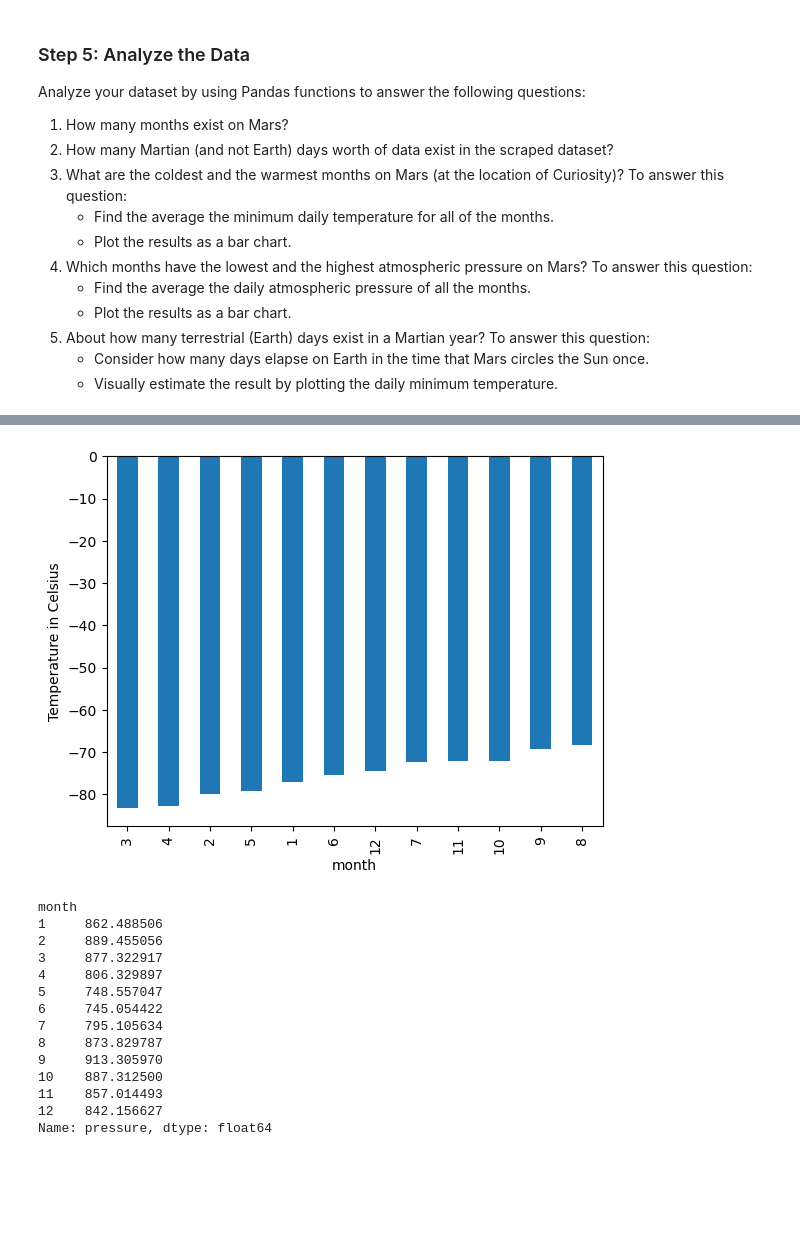
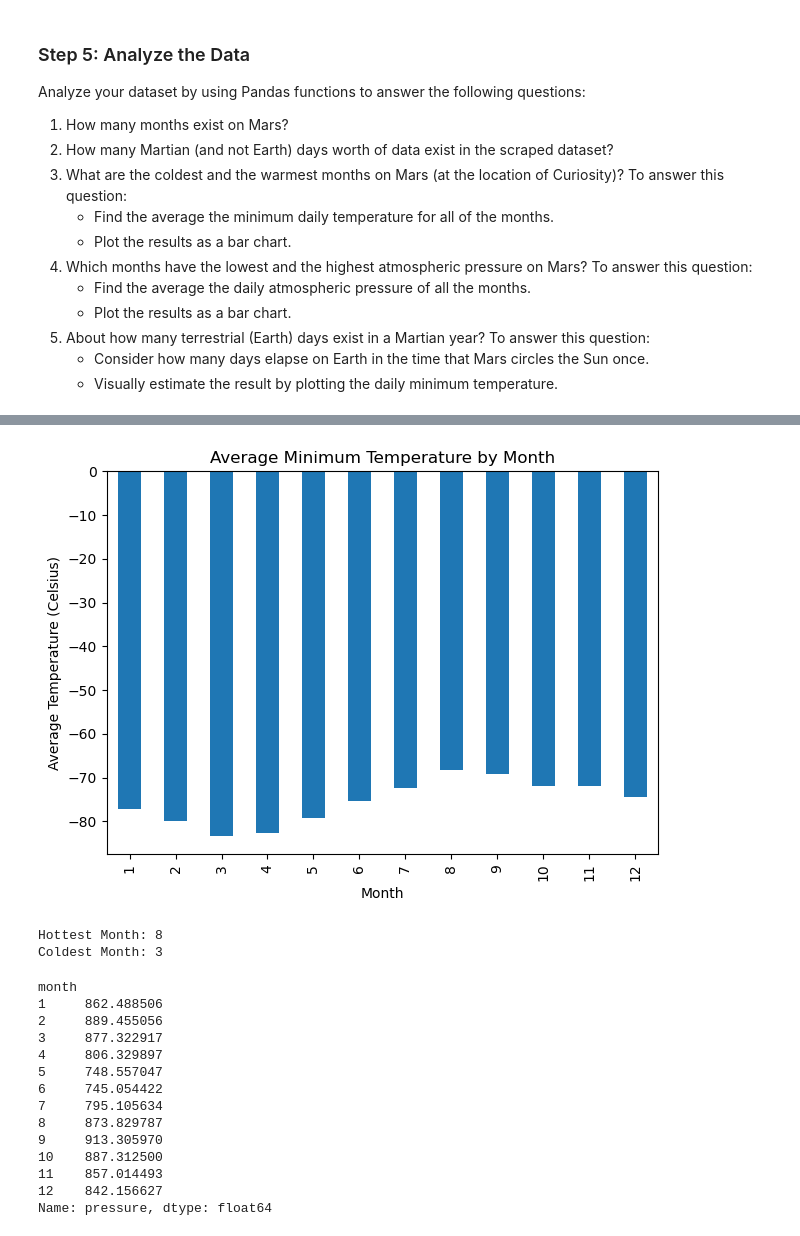
Before and after one commit to jenna-mk/mars-challenge, a Jupyter notebook: Starter_Code/part_2_mars_weather.ipynb, the cells around one changed output, grey strips where cells are left out. Cells and saved outputs as stored; diff of their text form; code cells hidden in the pictures; blank space fills up the shorter version.

Commit message:
Completed temperature, pressure, and time plots; exported data to csv

```diff
--- a/Starter_Code/part_2_mars_weather.ipynb
+++ b/Starter_Code/part_2_mars_weather.ipynb
@@ -195,2 +201,3 @@ Name: month, dtype: int64
 # %%
 # 3. What is the average low temperature by month?
+avg_low = mars_df.groupby("month")["min_temp"].mean()
@@ -216,6 +204,21 @@ Name: min_temp, dtype: float64
+# %%
+# Plot the average temperature by month
+avg_low.plot(kind="bar")
+plt.title("Average Minimum Temperature by Month")
+plt.xlabel("Month")
+plt.ylabel("Average Temperature (Celsius)")
+plt.tight_layout()
+plt.show()
+# %% [output]
+[figure, added]
 # %%
 # Identify the coldest and hottest months in Curiosity's location
+hottest_month = avg_low.idxmax()
+coldest_month = avg_low.idxmin()
+print("Hottest Month:", hottest_month)
+print("Coldest Month:", coldest_month)
 # %% [output]
-[figure, removed]
+Hottest Month: 8
+Coldest Month: 3
 # %%
 # 4. Average pressure by Martian month
```
Also changed, not shown: parts of 11 cells of this notebook, 1 other file.
